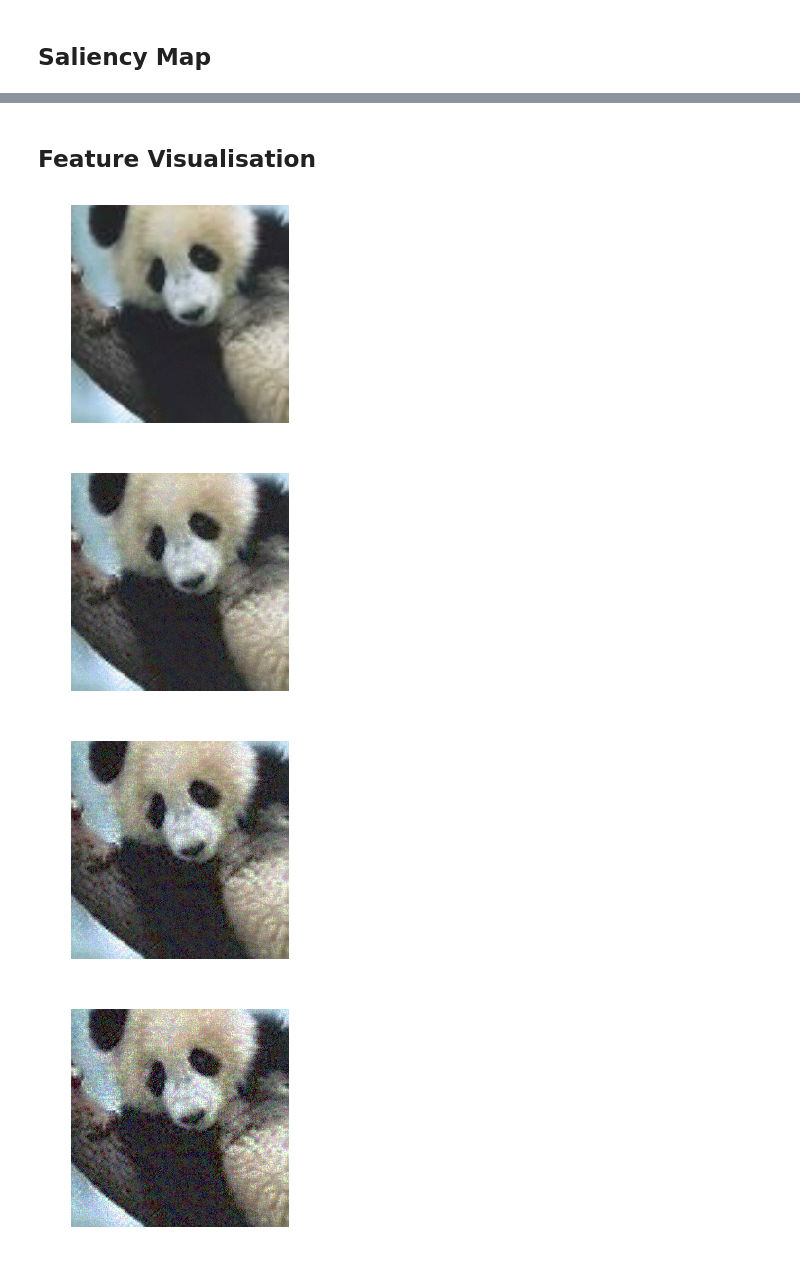
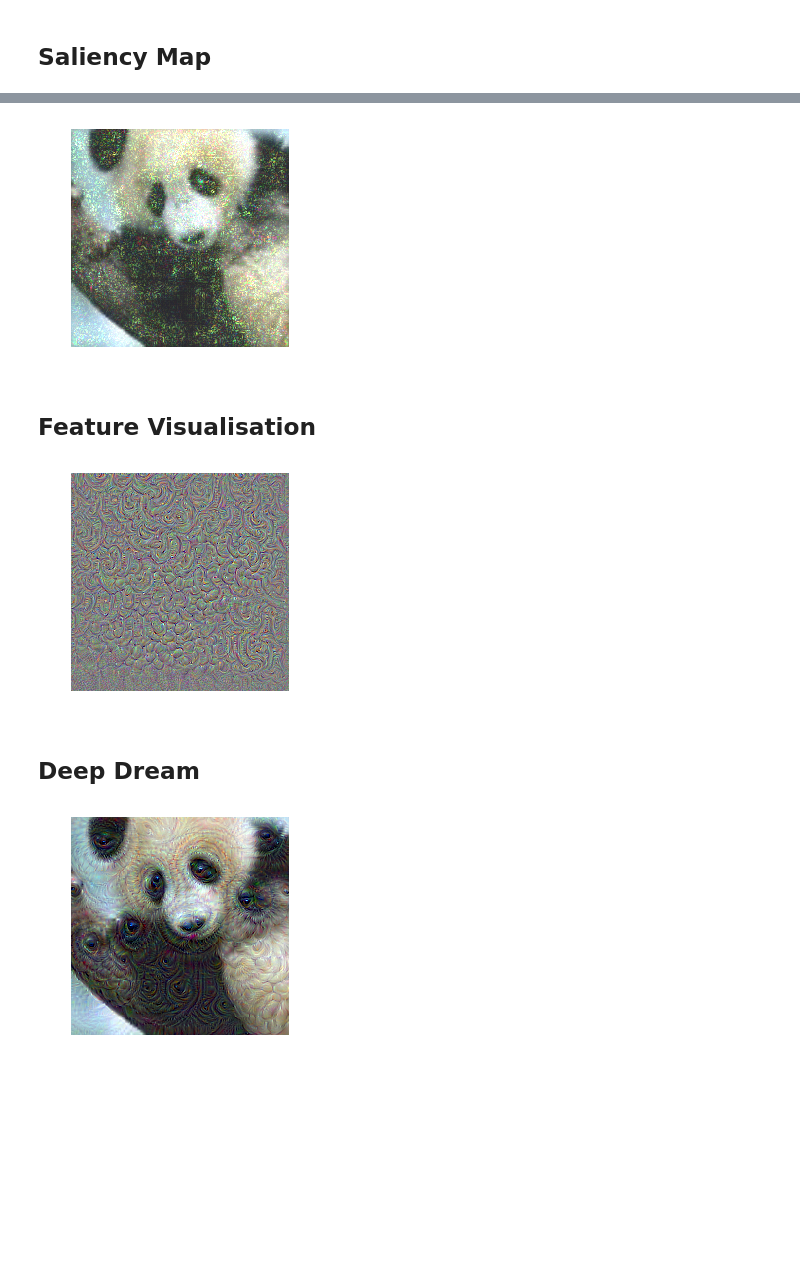
Before and after one commit to pukkapies/dl-imperial-maths, a Jupyter notebook: pytorch-tutorial/3. Saliency Maps, Feature Visualisation and Adversarial Examples.ipynb, the cells around one changed output, grey strips where cells are left out. Cells and saved outputs as stored; diff of their text form; code cells hidden in the pictures; blank space fills up the shorter version.

Commit message:
Add basic deep dream

```diff
--- a/pytorch-tutorial/3. Saliency Maps, Feature Visualisation and Adversarial Examples.ipynb
+++ b/pytorch-tutorial/3. Saliency Maps, Feature Visualisation and Adversarial Examples.ipynb
@@ -18,8 +18,8 @@ from torchvision import models
 from IPython.display import clear_output, display, Image
 %matplotlib inline
 # %%
-img = torch.tensor(np.transpose(plt.imread('panda.png'), [2, 0, 1])).unsqueeze(0)
-display(Image('panda.png'))
+img = torch.tensor(np.transpose(plt.imread('assets/panda.png'), [2, 0, 1])).unsqueeze(0)
+display(Image('assets/panda.png'))
 
 panda_class, truck_class = 388, 867
 # %% [output]
@@ -41,7 +41,7 @@ class Normalise(nn.Module):
         return (img - self.mean_tensor) / self.std_dev_tensor
 
 
-model = models.vgg11(pretrained=False)
+model = models.vgg11(pretrained=True)
 for param in model.parameters():
     param.requires_grad = False
 model.eval()
@@ -93,24 +51,57 @@ tensor(-0.6224, grad_fn=<SumBackward0>)
+# %%
+x = torch.tensor(img, requires_grad=True)
+class_grads = torch.zeros(1, 1000)
+class_grads[0, panda_class] = 1
+
+plt.axis('off')
+
+y = model(x)
+autograd.backward(y, class_grads)
+saliency = x.grad[0].abs()
+x.data += saliency
+
+display(plt.imshow(np.transpose(x[0].detach().numpy(), [1, 2, 0])))
+clear_output(wait=True)
+# %% [output]
+[figure, added]
 # %% [markdown]
 ## Feature Visualisation
 # %%
 cropped_model = nn.Sequential(Normalise(), *[model[1].features[i] for i in range(19)])
+# %%
+plt.axis('off')
+
+x = torch.rand(1, 3, 244, 244, requires_grad=True)
+x.data.mul_(0.2).add_(0.4)
+for i in range(20):
+    y = cropped_model(x)
+    loss = -y[:, 0, :, :].mean()
+    loss.backward()
+    x.grad /= (torch.sqrt(torch.mean(x.grad.pow(2))) + 1e-5)
+    x.data += 0.01 * x.grad
+    x.data.clamp_(0, 1)
+    x.grad.zero_()
+    plt.imshow(np.transpose(x[0].detach(), [1, 2, 0]))
+    display(plt.gcf())
+    clear_output(wait=True)
+# %% [output]
+[figure, added]
+# %% [markdown]
+## Deep Dream
 # %%
 plt.axis('off')
 
 x = torch.tensor(img, requires_grad=True)
-for i in range(100):
+for i in range(20):
     y = cropped_model(x)
-    loss = -y[:, 5, :, :].mean()
+    loss = -y[:, 0, :, :].mean()
     loss.backward()
     x.grad /= (torch.sqrt(torch.mean(x.grad.pow(2))) + 1e-5)
     x.data += 0.01 * x.grad
     x.data.clamp_(0, 1)
     x.grad.zero_()
-    if i % 10 == 0:
-        plt.imshow(np.transpose(x[0].detach(), [1, 2, 0]))
-        display(plt.gcf())
+    plt.imshow(np.transpose(x[0].detach(), [1, 2, 0]))
+    display(plt.gcf())
+    clear_output(wait=True)
 # %% [output]
-[figure, old version]
+[figure, new version]
-[figure, removed]
-[figure, removed]
-[figure, removed]
```
Also changed, not shown: parts of 3 cells of this notebook, 1 other file.
